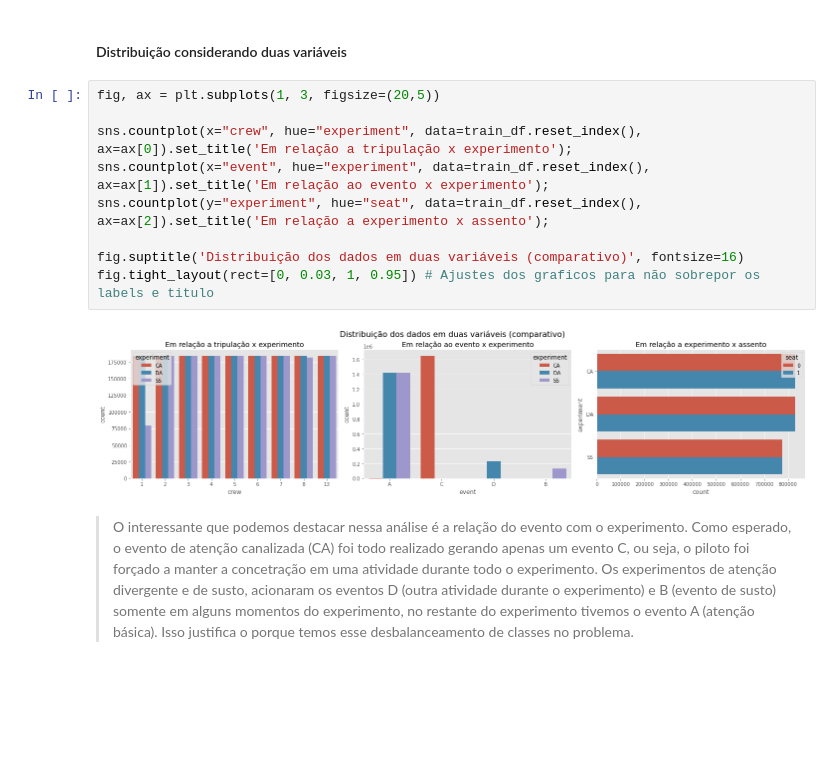
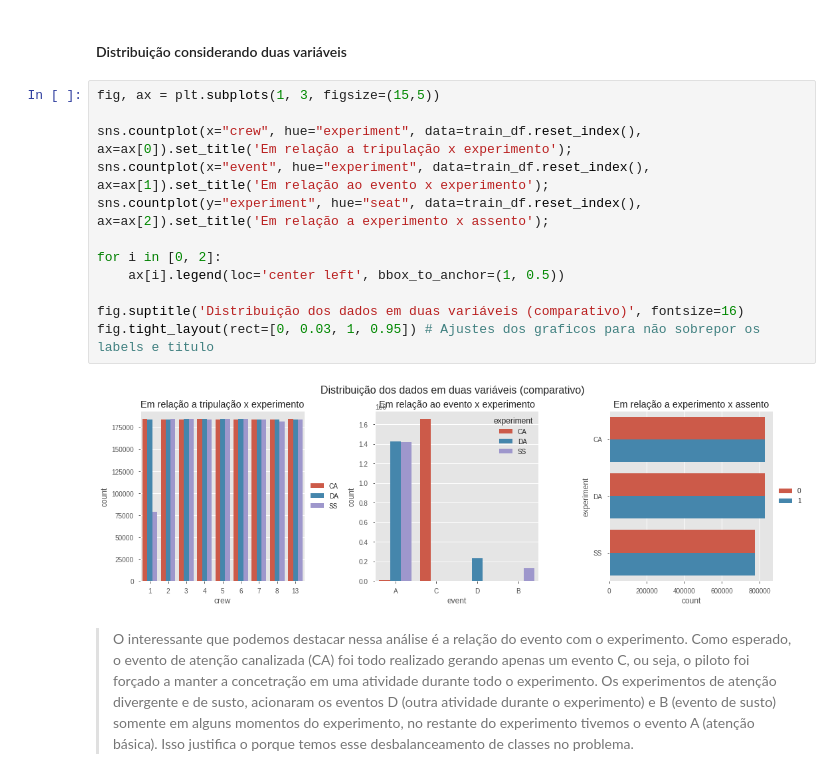
Before and after one commit to joaopamaral/tcc_puc_cdbd, a Jupyter notebook: EDA_TCC.ipynb, the cells around one changed output. Drawn from its saved outputs; the diff is of its cells as text; blank space fills up the shorter version.

```diff
--- a/EDA_TCC.ipynb
+++ b/EDA_TCC.ipynb
@@ -188,16 +189,19 @@ fig.tight_layout(rect=[0, 0.03, 1, 0.95]) # Ajustes dos graficos para não sobre
 # %% [markdown]
 #### Distribuição considerando duas variáveis
 # %%
-fig, ax = plt.subplots(1, 3, figsize=(20,5))
+fig, ax = plt.subplots(1, 3, figsize=(15,5))
 
 sns.countplot(x="crew", hue="experiment", data=train_df.reset_index(), ax=ax[0]).set_title('Em relação a tripulação x experimento');
 sns.countplot(x="event", hue="experiment", data=train_df.reset_index(), ax=ax[1]).set_title('Em relação ao evento x experimento');
 sns.countplot(y="experiment", hue="seat", data=train_df.reset_index(), ax=ax[2]).set_title('Em relação a experimento x assento');
 
+for i in [0, 2]:
+    ax[i].legend(loc='center left', bbox_to_anchor=(1, 0.5))
+
 fig.suptitle('Distribuição dos dados em duas variáveis (comparativo)', fontsize=16)
 fig.tight_layout(rect=[0, 0.03, 1, 0.95]) # Ajustes dos graficos para não sobrepor os labels e titulo
 # %% [output]
-[figure, old version]
+[figure, new version]
 # %% [markdown]
 > O interessante que podemos destacar nessa análise é a relação do evento com o experimento. Como esperado, o evento de atenção canalizada (CA) foi todo realizado gerando apenas um evento C, ou seja, o piloto foi forçado a manter a concetração em uma atividade durante todo o experimento. Os experimentos de atenção divergente e de susto, acionaram os eventos D (outra atividade durante o experimento) e B (evento de susto) somente em alguns momentos do experimento, no restante do experimento tivemos o evento A (atenção básica). Isso justifica o porque temos esse desbalanceamento de classes no problema.
 # %% [markdown]
```
Also changed, not shown: parts of 4 cells of this notebook.
